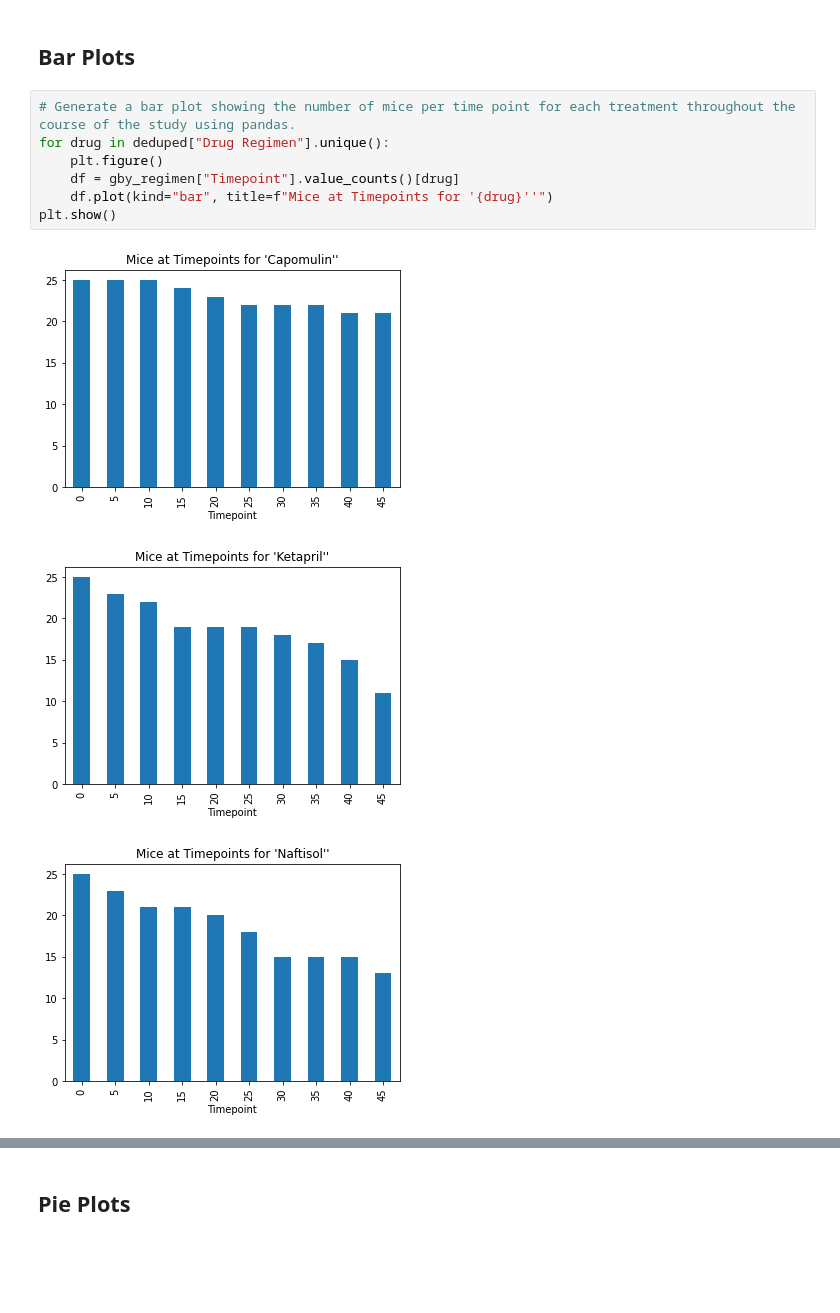
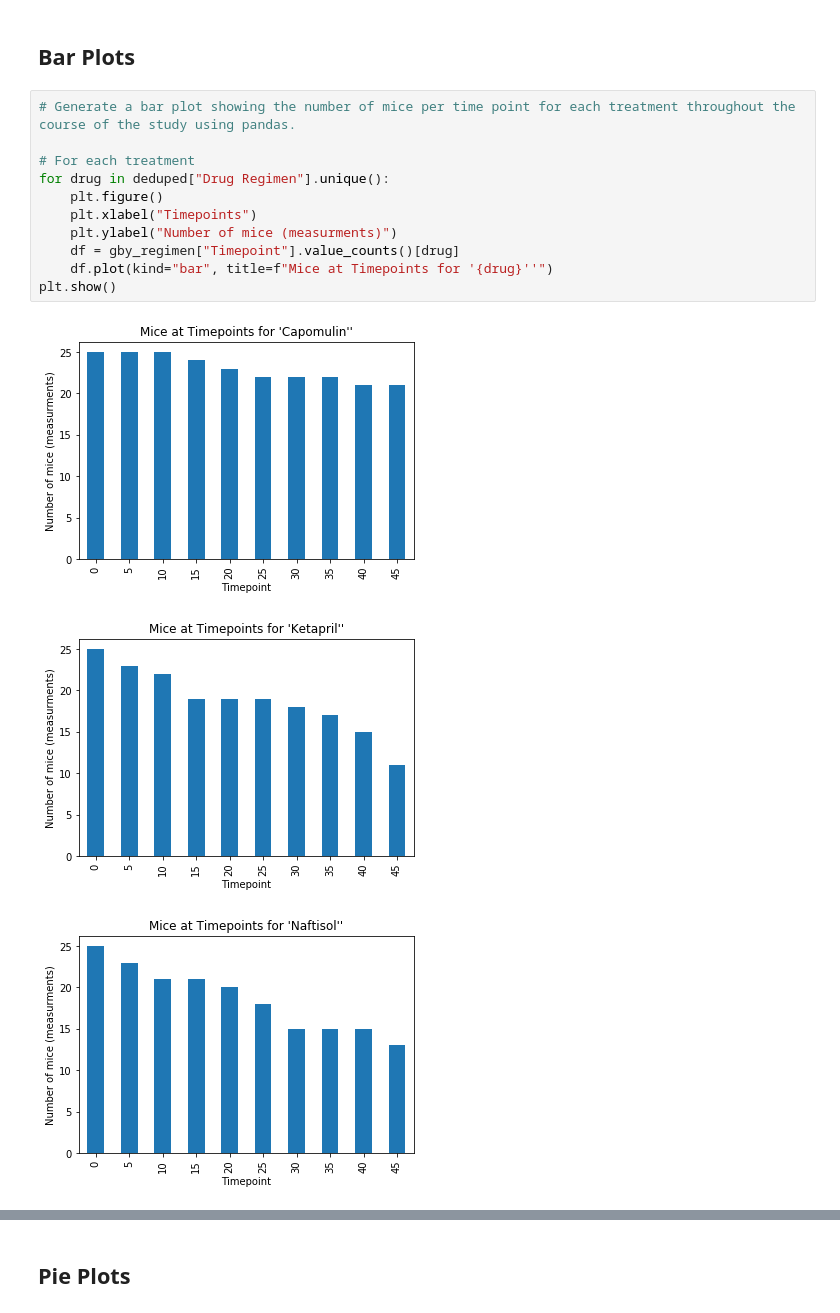
Before and after one commit to kyraha/UMN_HW05_Matplotlib, a Jupyter notebook: pymaceuticals_starter.ipynb, the cells around one changed output, grey strips where cells are left out. Saved outputs shown, nothing was run; the diff lists cells and outputs as text; blank space fills up the shorter version.

```diff
--- a/pymaceuticals_starter.ipynb
+++ b/pymaceuticals_starter.ipynb
@@ -128,12 +134,16 @@ summary
 ## Bar Plots
 # %%
 # Generate a bar plot showing the number of mice per time point for each treatment throughout the course of the study using pandas.
+
+# For each treatment
 for drug in deduped["Drug Regimen"].unique():
     plt.figure()
+    plt.xlabel("Timepoints")
+    plt.ylabel("Number of mice (measurments)")
     df = gby_regimen["Timepoint"].value_counts()[drug]
     df.plot(kind="bar", title=f"Mice at Timepoints for '{drug}''")
 plt.show()
 # %% [output]
-[figure, old version]
+[figure, new version]
-[figure, old version]
+[figure, new version]
-[figure, old version]
+[figure, new version]
```
Also changed, not shown: parts of 9 cells of this notebook.
